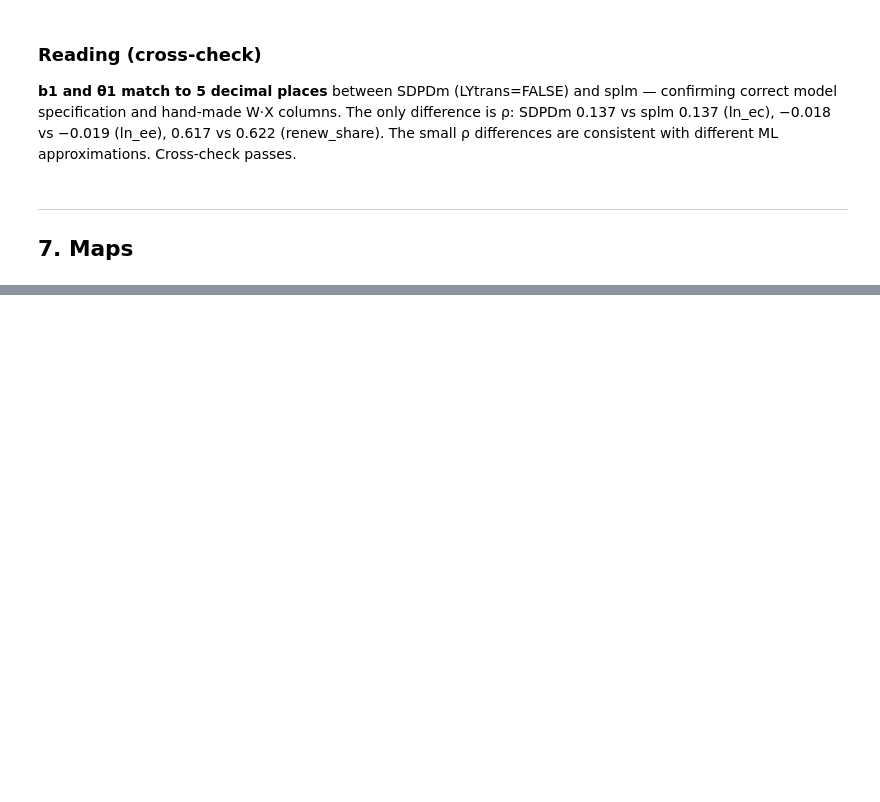
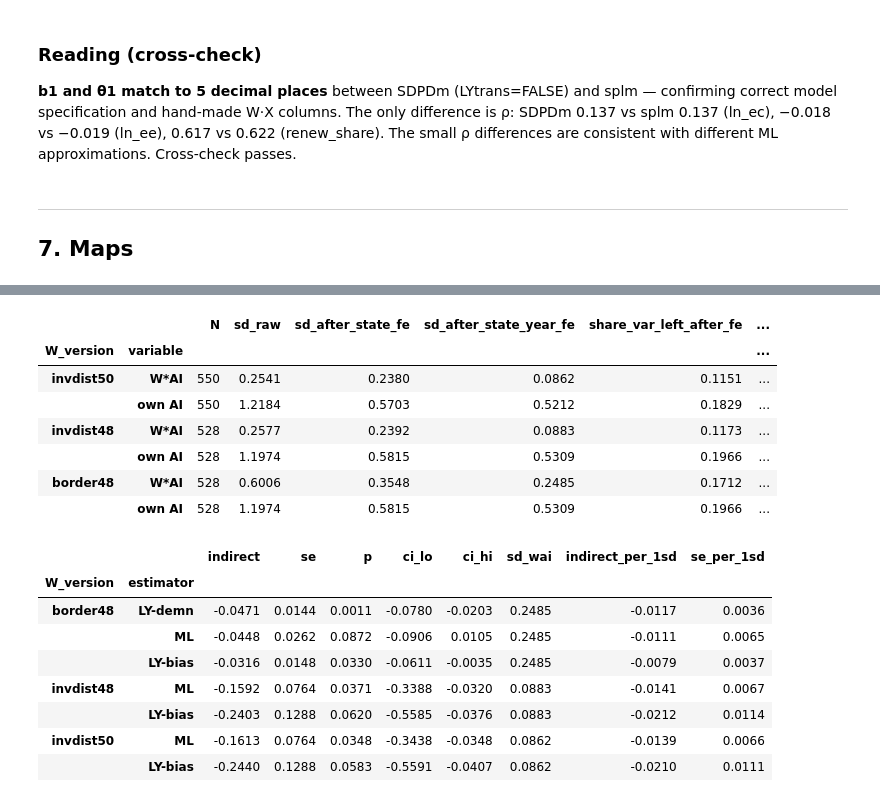
Before and after one commit to SHLEW06/econ499r-ai-renewables, a Jupyter notebook: notebooks/04d_step3_spatial.ipynb, the cells around one changed output, grey strips where cells are left out. Saved outputs shown, nothing was run; the diff lists cells and outputs as text; code cells hidden in the pictures; blank space fills up the shorter version.

```diff
--- a/notebooks/04d_step3_spatial.ipynb
+++ b/notebooks/04d_step3_spatial.ipynb
@@ -248,0 +428,21 @@ plt.show()
+# %%
+display(pd.read_csv(M + 'wai_variation.csv').round(4).set_index(['W_version','variable']))
+display(pd.read_csv(M + 'indirect_per_1sd.csv').round(4).set_index(['W_version','estimator']))
+# %% [output]
+|  |  | N | sd_raw | sd_after_state_fe | sd_after_state_year_fe | share_var_left_after_fe | ... |
+| W_version | variable |  |  |  |  |  | ... |
+| invdist50 | W*AI | 550 | 0.2541 | 0.2380 | 0.0862 | 0.1151 | ... |
+|  | own AI | 550 | 1.2184 | 0.5703 | 0.5212 | 0.1829 | ... |
+| invdist48 | W*AI | 528 | 0.2577 | 0.2392 | 0.0883 | 0.1173 | ... |
+|  | own AI | 528 | 1.1974 | 0.5815 | 0.5309 | 0.1966 | ... |
+| border48 | W*AI | 528 | 0.6006 | 0.3548 | 0.2485 | 0.1712 | ... |
+|  | own AI | 528 | 1.1974 | 0.5815 | 0.5309 | 0.1966 | ... |
+|  |  | indirect | se | p | ci_lo | ci_hi | sd_wai | indirect_per_1sd | se_per_1sd |
+| W_version | estimator |  |  |  |  |  |  |  |  |
+| border48 | LY-demn | -0.0471 | 0.0144 | 0.0011 | -0.0780 | -0.0203 | 0.2485 | -0.0117 | 0.0036 |
+|  | ML | -0.0448 | 0.0262 | 0.0872 | -0.0906 | 0.0105 | 0.2485 | -0.0111 | 0.0065 |
+|  | LY-bias | -0.0316 | 0.0148 | 0.0330 | -0.0611 | -0.0035 | 0.2485 | -0.0079 | 0.0037 |
+| invdist48 | ML | -0.1592 | 0.0764 | 0.0371 | -0.3388 | -0.0320 | 0.0883 | -0.0141 | 0.0067 |
+|  | LY-bias | -0.2403 | 0.1288 | 0.0620 | -0.5585 | -0.0376 | 0.0883 | -0.0212 | 0.0114 |
+| invdist50 | ML | -0.1613 | 0.0764 | 0.0348 | -0.3438 | -0.0348 | 0.0862 | -0.0139 | 0.0066 |
+|  | LY-bias | -0.2440 | 0.1288 | 0.0583 | -0.5591 | -0.0407 | 0.0862 | -0.0210 | 0.0111 |
```
Also changed, not shown: parts of 25 cells of this notebook, 23 other files.
